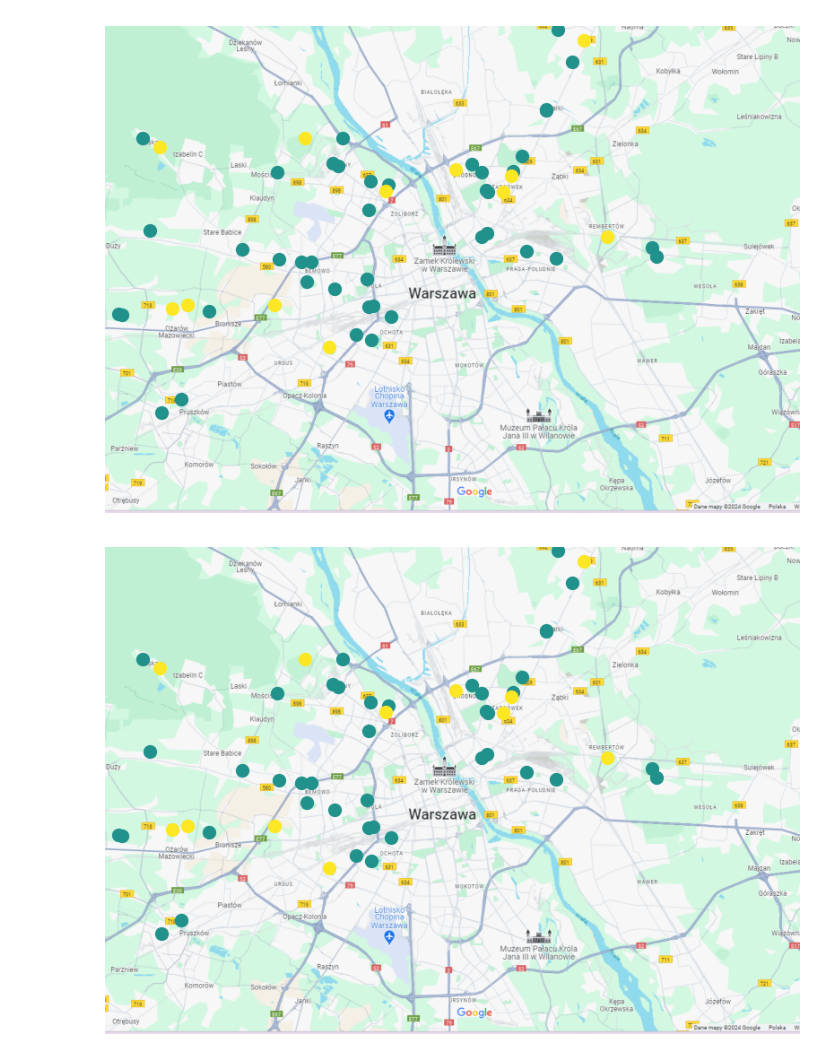
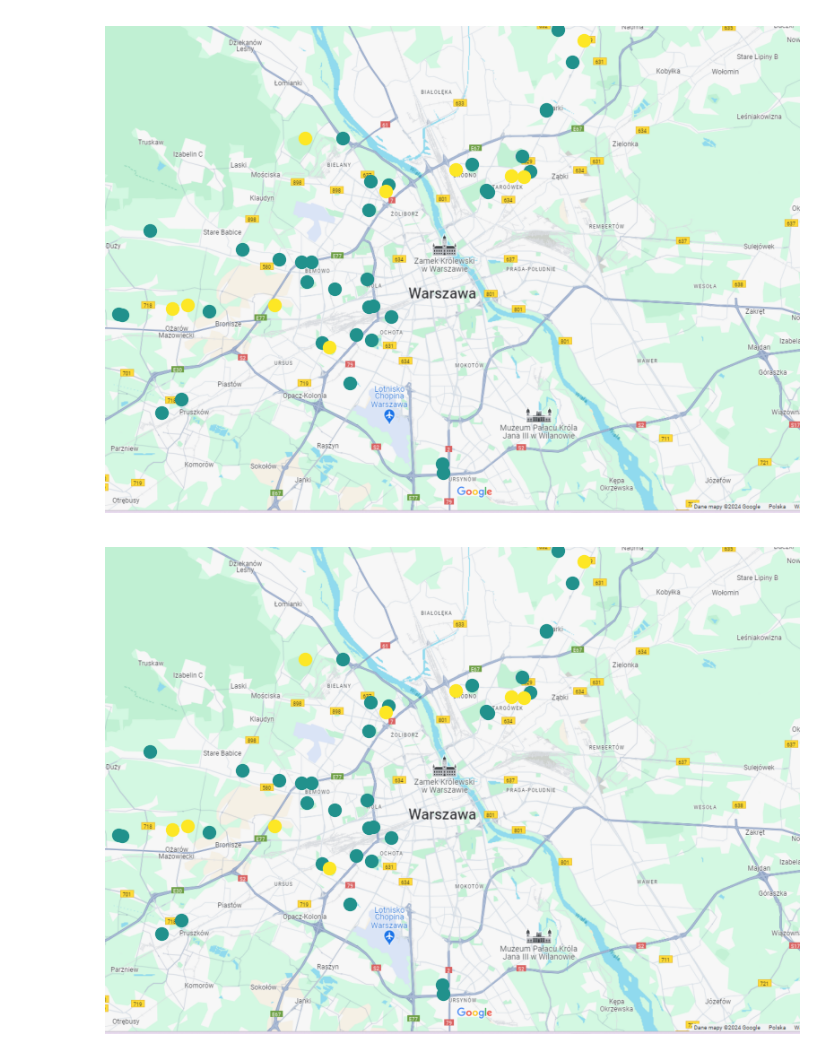
Before and after one commit to Wojtkk/final_python_project, a Jupyter notebook: final_python_project/Data_analysis/result_presentation.ipynb, the cells around one changed output. Saved outputs shown, nothing was run; the diff lists cells and outputs as text; code cells hidden in the pictures.

```diff
--- a/final_python_project/Data_analysis/result_presentation.ipynb
+++ b/final_python_project/Data_analysis/result_presentation.ipynb
@@ -26,10 +27,11 @@ Here we are plotting on map two kinds of measurements:
 (we are not considering buses over 90 km / h)
 """
 
-speed_data = speed.give_data_with_allowed_and_not_allowed_speed(positions_df)
+from Speed.speed import give_data_with_allowed_and_not_allowed_speed
+from Helpers.visualization import plot_points_on_map
 
-# before noon
-plot_points_on_map(speed_data)
+speed_data_early = speed.give_data_with_allowed_and_not_allowed_speed(positions_dfs[0])
+speed_data_late = speed.give_data_with_allowed_and_not_allowed_speed(positions_dfs[1])
 
-# later hours
-plot_points_on_map(speed_data)
+plot_points_on_map(speed_data_early)
+plot_points_on_map(speed_data_late)
@@ -36,17 +41,16 @@ plot_points_on_map(speed_data)
 # %%
 """
-Now we can check for 20 fastest lines and plot them
-Bu
+Now we can check for 10 fastest lines and plot them
 (just for fun)
 """
+from Helpers.visualization import visualize_overspeed_percentage_within_line
 
-fast_lines_1 = speed.give_lines_with_most_frequent_overspeed(positions_df,
-                                                           minimal_num_of_vehicles = 4,
-                                                           how_many = 10)
-fast_lines_2 = speed.give_lines_with_most_frequent_overspeed(positions_df,
-                                                            minimal_num_of_vehicles = 4,
-                                                            how_many = 10)
+HOW_MANY_FAST_LINES  = 10
+fast_lines_early = speed.give_lines_with_most_frequent_overspeed(positions_dfs[0],
+                                                                how_many = HOW_MANY_FAST_LINES)
+fast_lines_late = speed.give_lines_with_most_frequent_overspeed(positions_dfs[1],
+                                                                how_many = HOW_MANY_FAST_LINES)
 
-fast_lines_1
-fast_lines_2
+visualize_overspeed_percentage_within_line(fast_lines_early)
+visualize_overspeed_percentage_within_line(fast_lines_late)
 # %% [output]
@@ -63,15 +59,15 @@ fast_lines_2
 # %%
 from Data_reading.modifying_dfs import Aliases as als
 
-def plot_fast_lines(fast_lines):
+def plot_fast_lines(fast_lines, positions_df):
     num_of_fast_lines = [x[0] for x in fast_lines]
     pos_of_fast_lines = positions_df[positions_df[als.LINE.value].isin(num_of_fast_lines)]
 
     speed_data = speed.give_data_with_allowed_and_not_allowed_speed(pos_of_fast_lines)
     plot_points_on_map(speed_data, dot_size = 100)
 
-plot_fast_lines(fast_lines_1)
-plot_fast_lines(fast_lines_2)
+plot_fast_lines(fast_lines_early, positions_dfs[0])
+plot_fast_lines(fast_lines_late, positions_dfs[1])
 # %% [output]
-[figure, old version]
+[figure, new version]
-[figure, old version]
+[figure, new version]
```
Also changed, not shown: parts of 7 cells of this notebook, 8 other files.
